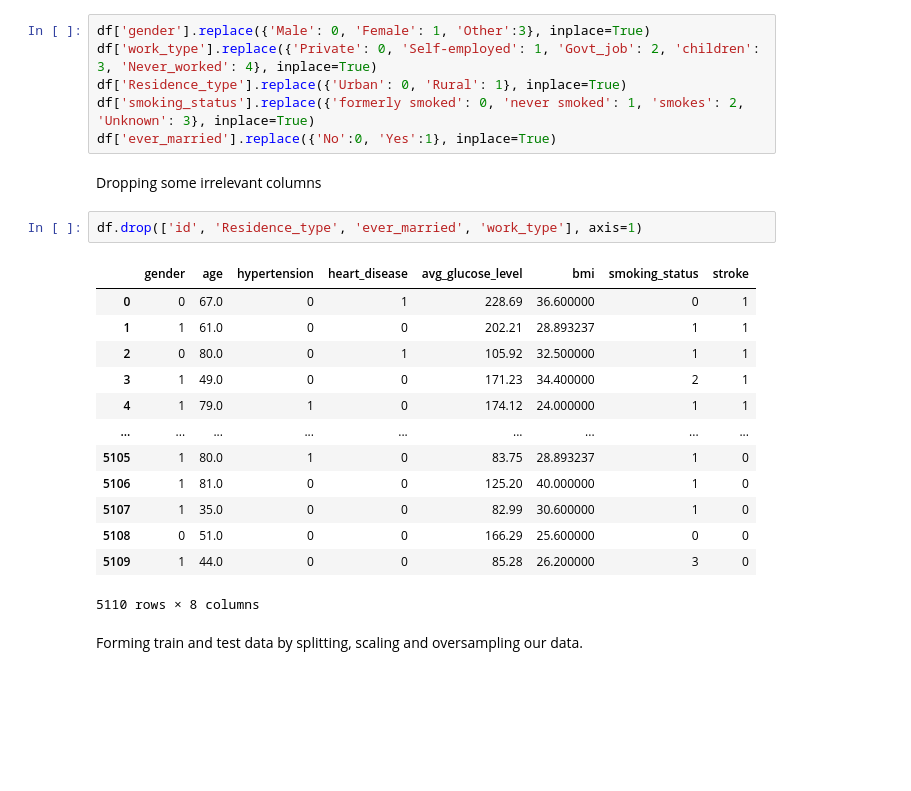
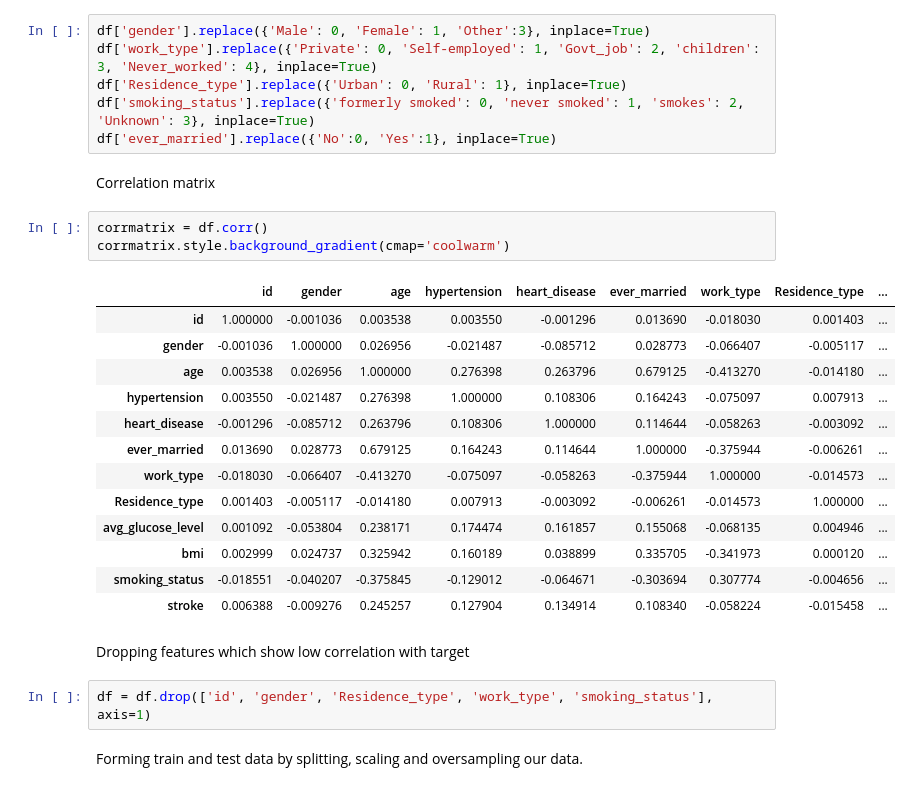
Before and after one commit to into-the-night/Stroke-pred-with-EDA, a Jupyter notebook: AbhayShukla4GDSCRecruitments.ipynb, the cells around one changed output. Drawn from its saved outputs; the diff is of its cells as text; blank space fills up the shorter version.

```diff
--- a/AbhayShukla4GDSCRecruitments.ipynb
+++ b/AbhayShukla4GDSCRecruitments.ipynb
@@ -83,24 +83,29 @@ df['work_type'].replace({'Private': 0, 'Self-employed': 1, 'Govt_job': 2, 'child
 df['Residence_type'].replace({'Urban': 0, 'Rural': 1}, inplace=True)
 df['smoking_status'].replace({'formerly smoked': 0, 'never smoked': 1, 'smokes': 2, 'Unknown': 3}, inplace=True)
 df['ever_married'].replace({'No':0, 'Yes':1}, inplace=True)
-# %% [markdown]
-Dropping some irrelevant columns
+# %% [markdown]
+Correlation matrix
+# %%
+corrmatrix = df.corr()
+corrmatrix.style.background_gradient(cmap='coolwarm')
+# %% [output]
+|  | id | gender | age | hypertension | heart_disease | ever_married | work_type | Residence_type | ... |
+| id | 1.000000 | -0.001036 | 0.003538 | 0.003550 | -0.001296 | 0.013690 | -0.018030 | 0.001403 | ... |
+| gender | -0.001036 | 1.000000 | 0.026956 | -0.021487 | -0.085712 | 0.028773 | -0.066407 | -0.005117 | ... |
+| age | 0.003538 | 0.026956 | 1.000000 | 0.276398 | 0.263796 | 0.679125 | -0.413270 | -0.014180 | ... |
+| hypertension | 0.003550 | -0.021487 | 0.276398 | 1.000000 | 0.108306 | 0.164243 | -0.075097 | 0.007913 | ... |
+| heart_disease | -0.001296 | -0.085712 | 0.263796 | 0.108306 | 1.000000 | 0.114644 | -0.058263 | -0.003092 | ... |
+| ever_married | 0.013690 | 0.028773 | 0.679125 | 0.164243 | 0.114644 | 1.000000 | -0.375944 | -0.006261 | ... |
+| work_type | -0.018030 | -0.066407 | -0.413270 | -0.075097 | -0.058263 | -0.375944 | 1.000000 | -0.014573 | ... |
+| Residence_type | 0.001403 | -0.005117 | -0.014180 | 0.007913 | -0.003092 | -0.006261 | -0.014573 | 1.000000 | ... |
+| avg_glucose_level | 0.001092 | -0.053804 | 0.238171 | 0.174474 | 0.161857 | 0.155068 | -0.068135 | 0.004946 | ... |
+| bmi | 0.002999 | 0.024737 | 0.325942 | 0.160189 | 0.038899 | 0.335705 | -0.341973 | 0.000120 | ... |
+| smoking_status | -0.018551 | -0.040207 | -0.375845 | -0.129012 | -0.064671 | -0.303694 | 0.307774 | -0.004656 | ... |
+| stroke | 0.006388 | -0.009276 | 0.245257 | 0.127904 | 0.134914 | 0.108340 | -0.058224 | -0.015458 | ... |
+# %% [markdown]
+Dropping features which show low correlation with target
 # %%
-df.drop(['id', 'Residence_type', 'ever_married', 'work_type'], axis=1)
+df = df.drop(['id', 'gender', 'Residence_type', 'work_type', 'smoking_status'], axis=1)
-# %% [output]
-|  | gender | age | hypertension | heart_disease | avg_glucose_level | bmi | smoking_status | stroke |
-| 0 | 0 | 67.0 | 0 | 1 | 228.69 | 36.600000 | 0 | 1 |
-| 1 | 1 | 61.0 | 0 | 0 | 202.21 | 28.893237 | 1 | 1 |
-| 2 | 0 | 80.0 | 0 | 1 | 105.92 | 32.500000 | 1 | 1 |
-| 3 | 1 | 49.0 | 0 | 0 | 171.23 | 34.400000 | 2 | 1 |
-| 4 | 1 | 79.0 | 1 | 0 | 174.12 | 24.000000 | 1 | 1 |
-| ... | ... | ... | ... | ... | ... | ... | ... | ... |
-| 5105 | 1 | 80.0 | 1 | 0 | 83.75 | 28.893237 | 1 | 0 |
-| 5106 | 1 | 81.0 | 0 | 0 | 125.20 | 40.000000 | 1 | 0 |
-| 5107 | 1 | 35.0 | 0 | 0 | 82.99 | 30.600000 | 1 | 0 |
-| 5108 | 0 | 51.0 | 0 | 0 | 166.29 | 25.600000 | 0 | 0 |
-| 5109 | 1 | 44.0 | 0 | 0 | 85.28 | 26.200000 | 3 | 0 |
-5110 rows × 8 columns
 # %% [markdown]
 Forming train and test data by splitting, scaling and oversampling our data.
 # %%
```
Also changed, not shown: parts of 5 cells of this notebook.
